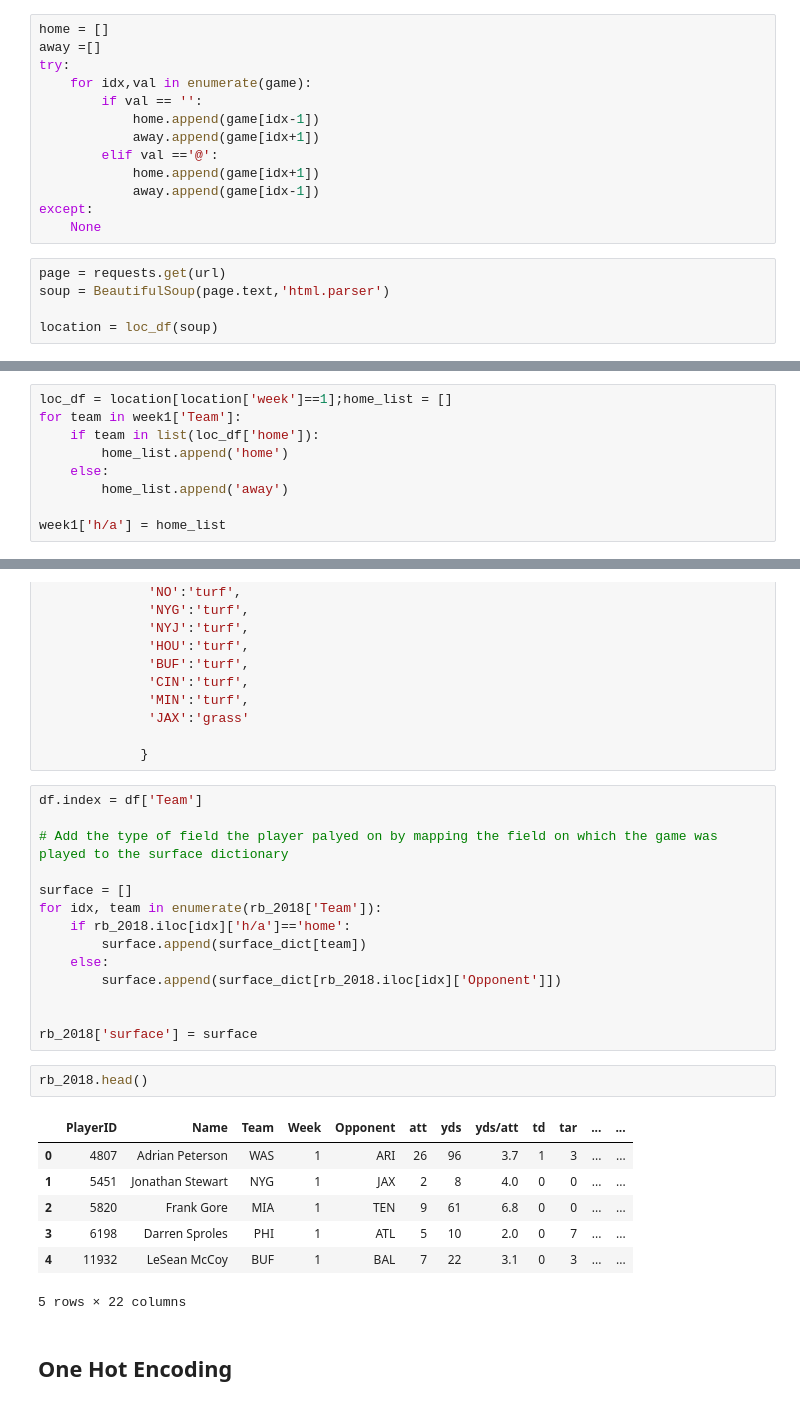
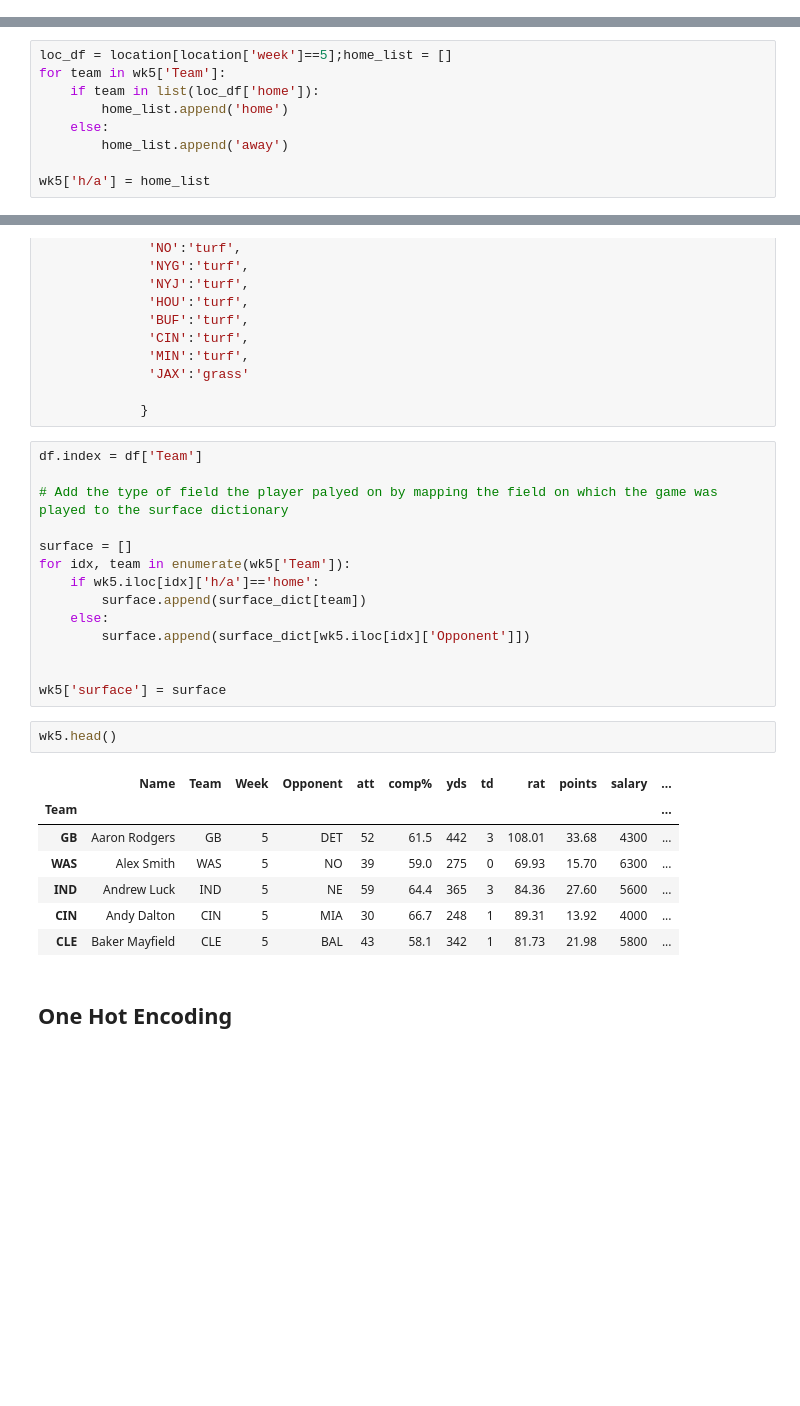
Before and after one commit to bobbdyai73/draftkings, a Jupyter notebook: positional_dataframe_weekly_update.ipynb, the cells around one changed output, grey strips where cells are left out. Saved outputs shown, nothing was run; the diff lists cells and outputs as text; blank space fills up the shorter version.

```diff
--- a/positional_dataframe_weekly_update.ipynb
+++ b/positional_dataframe_weekly_update.ipynb
@@ -548,18 +553,0 @@ for td in soup.find_all('td'):
-# %%
-home = []
-away =[]
-try:
-    for idx,val in enumerate(game):
-        if val == '':
-            home.append(game[idx-1])
-            away.append(game[idx+1])
-        elif val =='@':
-            home.append(game[idx+1])
-            away.append(game[idx-1])
-except:
-    None
-# %%
-page = requests.get(url)
-soup = BeautifulSoup(page.text,'html.parser')
-
-location = loc_df(soup)
@@ -667,11 +639,11 @@ week3.head()
 | 234 | 12239 | Chris Ivory | BUF | 3 | MIN | 20 | 56 | 2.8 | ... |
 | 235 | 12296 | LeGarrette Blount | DET | 3 | NE | 16 | 48 | 3.0 | ... |
 # %%
-loc_df = location[location['week']==1];home_list = []
-for team in week1['Team']:
+loc_df = location[location['week']==5];home_list = []
+for team in wk5['Team']:
     if team in list(loc_df['home']):
         home_list.append('home')
     else:
         home_list.append('away')
 
-week1['h/a'] = home_list
+wk5['h/a'] = home_list
@@ -761,23 +722,23 @@ df.index = df['Team']
 # Add the type of field the player palyed on by mapping the field on which the game was played to the surface dictionary
 
 surface = []
-for idx, team in enumerate(rb_2018['Team']):
-    if rb_2018.iloc[idx]['h/a']=='home':
+for idx, team in enumerate(wk5['Team']):
+    if wk5.iloc[idx]['h/a']=='home':
         surface.append(surface_dict[team])
     else:
-        surface.append(surface_dict[rb_2018.iloc[idx]['Opponent']])
+        surface.append(surface_dict[wk5.iloc[idx]['Opponent']])
 
 
-rb_2018['surface'] = surface
+wk5['surface'] = surface
 # %%
-rb_2018.head()
+wk5.head()
 # %% [output]
-|  | PlayerID | Name | Team | Week | Opponent | att | yds | yds/att | td | tar | ... | ... |
-| 0 | 4807 | Adrian Peterson | WAS | 1 | ARI | 26 | 96 | 3.7 | 1 | 3 | ... | ... |
-| 1 | 5451 | Jonathan Stewart | NYG | 1 | JAX | 2 | 8 | 4.0 | 0 | 0 | ... | ... |
-| 2 | 5820 | Frank Gore | MIA | 1 | TEN | 9 | 61 | 6.8 | 0 | 0 | ... | ... |
-| 3 | 6198 | Darren Sproles | PHI | 1 | ATL | 5 | 10 | 2.0 | 0 | 7 | ... | ... |
-| 4 | 11932 | LeSean McCoy | BUF | 1 | BAL | 7 | 22 | 3.1 | 0 | 3 | ... | ... |
+|  | Name | Team | Week | Opponent | att | comp% | yds | td | rat | points | salary | ... |
+| Team |  |  |  |  |  |  |  |  |  |  |  | ... |
+| GB | Aaron Rodgers | GB | 5 | DET | 52 | 61.5 | 442 | 3 | 108.01 | 33.68 | 4300 | ... |
+| WAS | Alex Smith | WAS | 5 | NO | 39 | 59.0 | 275 | 0 | 69.93 | 15.70 | 6300 | ... |
+| IND | Andrew Luck | IND | 5 | NE | 59 | 64.4 | 365 | 3 | 84.36 | 27.60 | 5600 | ... |
+| CIN | Andy Dalton | CIN | 5 | MIA | 30 | 66.7 | 248 | 1 | 89.31 | 13.92 | 4000 | ... |
+| CLE | Baker Mayfield | CLE | 5 | BAL | 43 | 58.1 | 342 | 1 | 81.73 | 21.98 | 5800 | ... |
-5 rows × 22 columns
 # %% [markdown]
 ## One Hot Encoding
```
Also changed, not shown: parts of 57 cells of this notebook, 10 other files.
